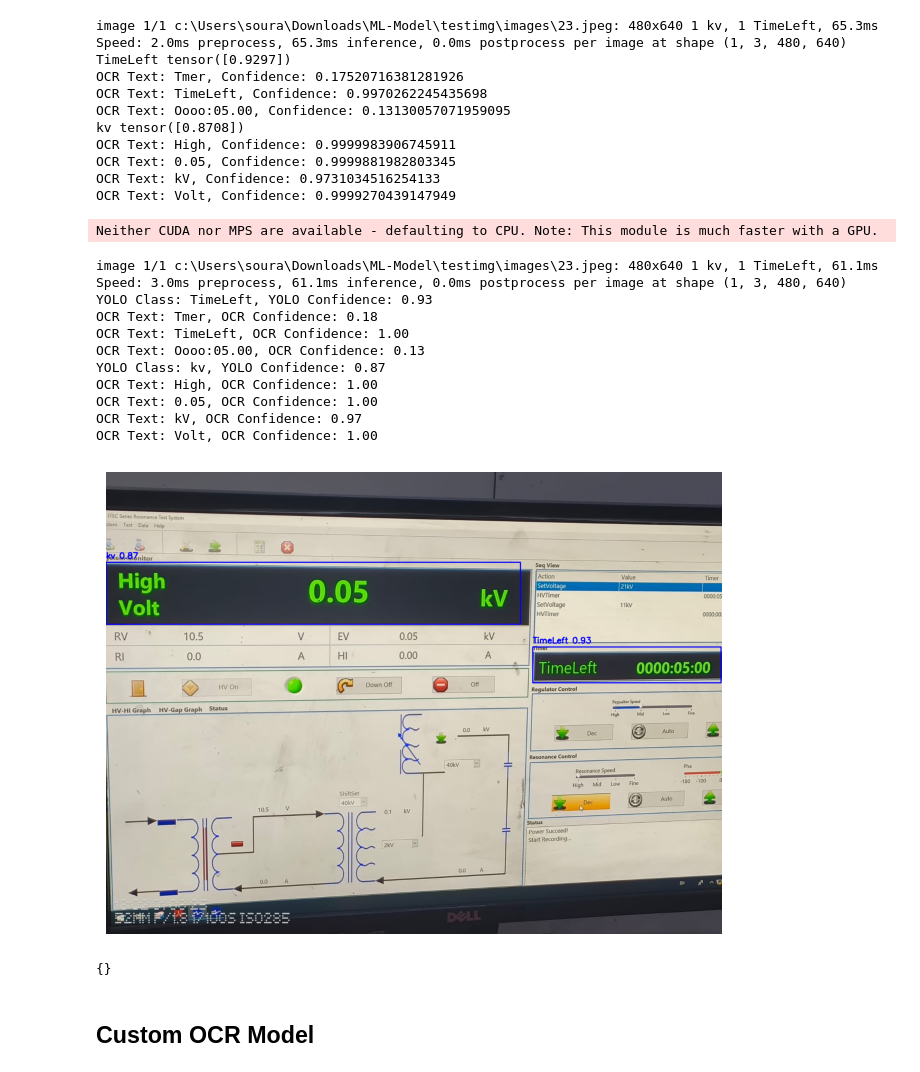
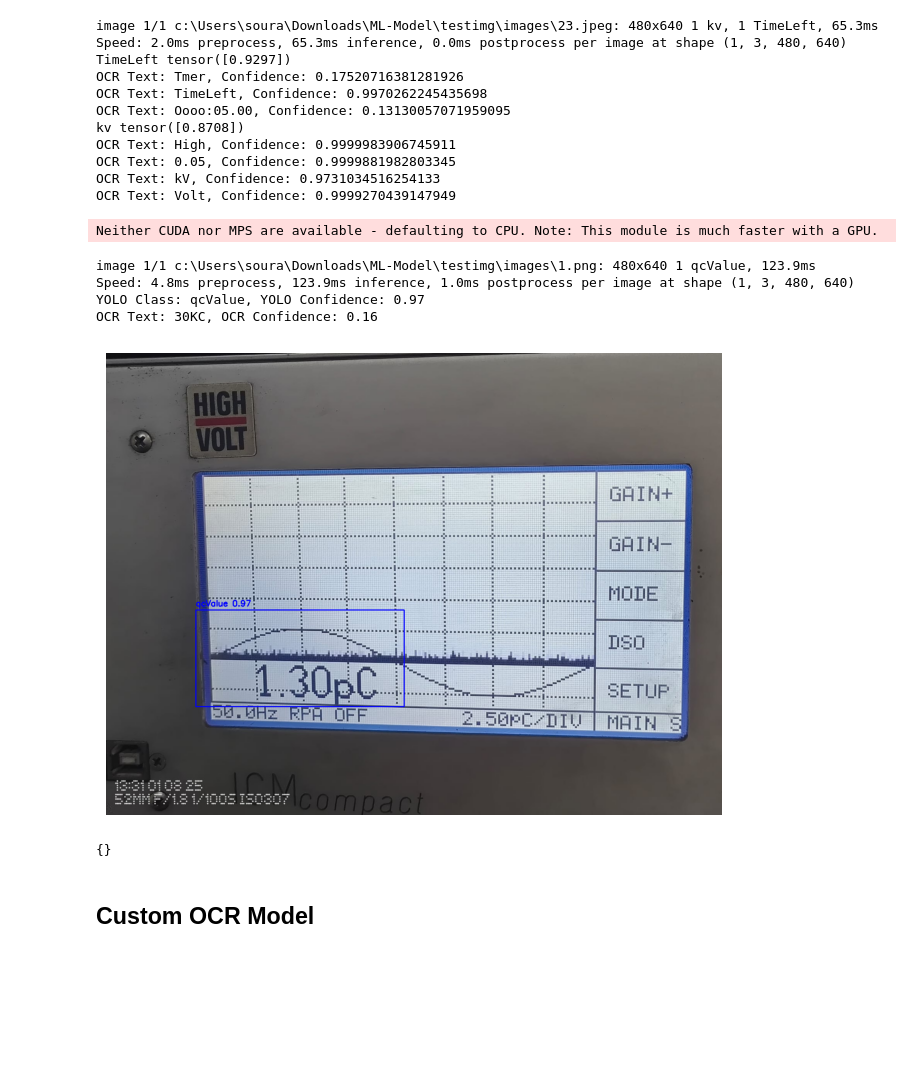
Before and after one commit to NitinRwt/ML-Model, a Jupyter notebook: test.ipynb, the cells around one changed output. Saved outputs shown, nothing was run; the diff lists cells and outputs as text; code cells hidden in the pictures; blank space fills up the shorter version.

```diff
--- a/test.ipynb
+++ b/test.ipynb
@@ -238,46 +242,39 @@ def detect_and_recognize(image_path: str) -> Dict[str, Dict[str, Any]]:
             # Process image region for OCR
             cropped = image[y_min:y_max, x_min:x_max]
             ocr_results = reader.readtext(cropped)
 
             # Draw bounding box on the image
             cv2.rectangle(image_rgb, (x_min, y_min), (x_max, y_max), (0, 0, 255), 2)
             cv2.putText(image_rgb, f"{class_name} {yolo_conf:.2f}",
                         (x_min, y_min - 10), cv2.FONT_HERSHEY_SIMPLEX, 0.7, (0, 0, 255), 2)
 
             # Print YOLO class and confidence
             print(f"YOLO Class: {class_name}, YOLO Confidence: {yolo_conf:.2f}")
 
             # Process OCR results for each bounding box
             for detection in ocr_results:
                 ocr_text = detection[1]
                 ocr_confidence = detection[2]
                 # Print OCR text and confidence
                 print(f"OCR Text: {ocr_text}, OCR Confidence: {ocr_confidence:.2f}")
 
     # Display the image with bounding boxes
     plt.figure(figsize=(10, 6))
     plt.imshow(image_rgb)
     plt.axis('off')  # Hide axes
     plt.show()
 
     return output
 
 # Test the function
-detect_and_recognize('testimg/images/23.jpeg')
+detect_and_recognize('testimg/images/1.png')
 # %% [output]
 Neither CUDA nor MPS are available - defaulting to CPU. Note: This module is much faster with a GPU.
-image 1/1 c:\Users\soura\Downloads\ML-Model\testimg\images\23.jpeg: 480x640 1 kv, 1 TimeLeft, 61.1ms
-Speed: 3.0ms preprocess, 61.1ms inference, 0.0ms postprocess per image at shape (1, 3, 480, 640)
-YOLO Class: TimeLeft, YOLO Confidence: 0.93
-OCR Text: Tmer, OCR Confidence: 0.18
-OCR Text: TimeLeft, OCR Confidence: 1.00
-OCR Text: Oooo:05.00, OCR Confidence: 0.13
-YOLO Class: kv, YOLO Confidence: 0.87
-OCR Text: High, OCR Confidence: 1.00
-OCR Text: 0.05, OCR Confidence: 1.00
-OCR Text: kV, OCR Confidence: 0.97
-OCR Text: Volt, OCR Confidence: 1.00
+image 1/1 c:\Users\soura\Downloads\ML-Model\testimg\images\1.png: 480x640 1 qcValue, 123.9ms
+Speed: 4.8ms preprocess, 123.9ms inference, 1.0ms postprocess per image at shape (1, 3, 480, 640)
+YOLO Class: qcValue, YOLO Confidence: 0.97
+OCR Text: 30KC, OCR Confidence: 0.16
-[figure, old version]
+[figure, new version]
 {}
 # %% [markdown]
 ## Custom OCR Model
```
Also changed, not shown: parts of 1 cell of this notebook, 2 other files.
